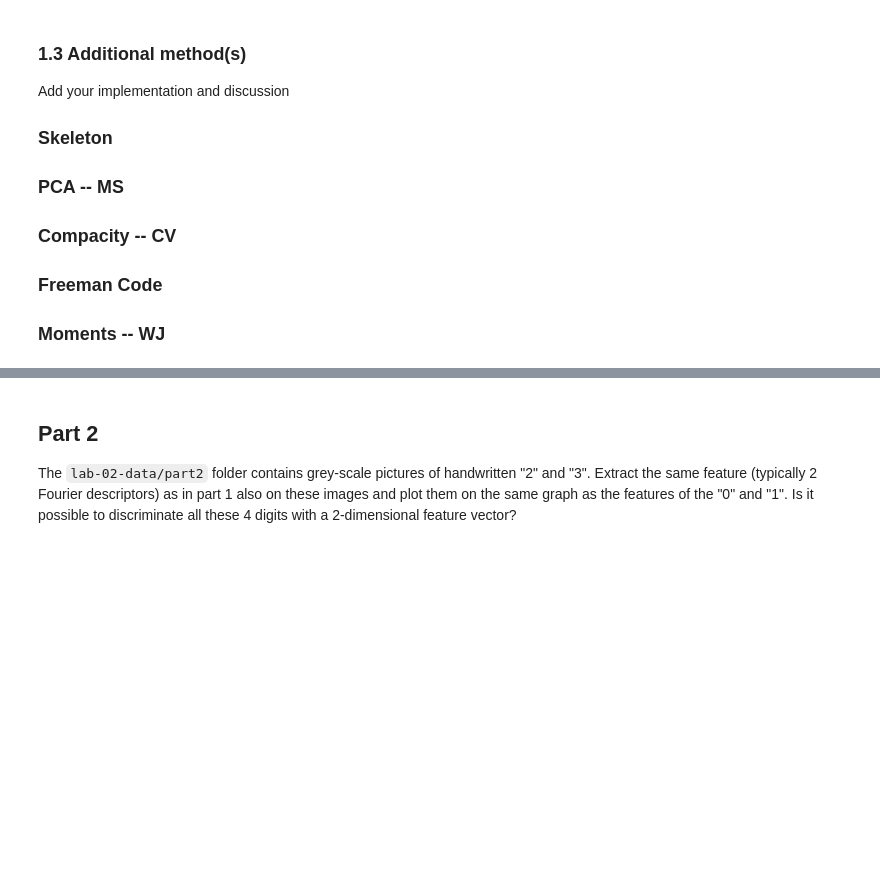
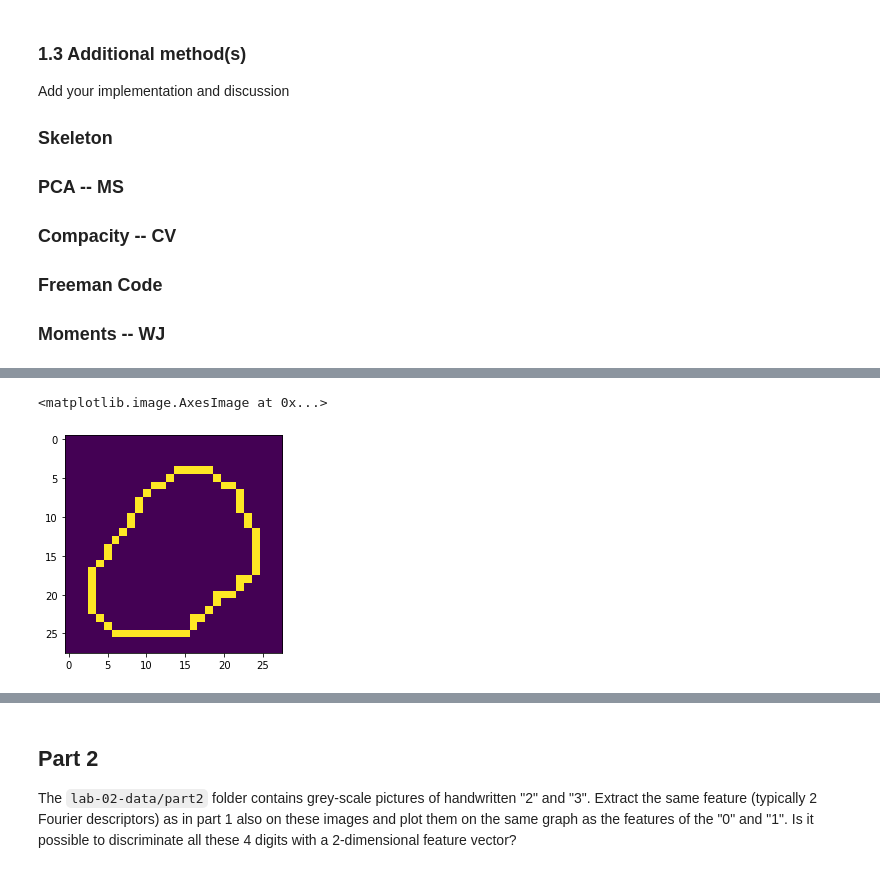
Before and after one commit to Jiang15/Image_analysis_and_pattern-recognition, a Jupyter notebook: Lab 2/lab_02_object_description.ipynb, the cells around one changed output, grey strips where cells are left out. Cells and saved outputs as stored; diff of their text form; code cells hidden in the pictures; blank space fills up the shorter version.

```diff
--- a/Lab 2/lab_02_object_description.ipynb
+++ b/Lab 2/lab_02_object_description.ipynb
@@ -499,0 +544,8 @@ measure.find_contours(ones_im[0], 0)
+# %%
+contours = np.array(measure.find_contours(zeros_im[7], 0))[0]
+cont_0 = np.zeros_like(zeros_im[0])
+cont_0[contours[:,0].astype(int),contours[:,1].astype(int)]=1
+plt.imshow(cont_0)
+# %% [output]
+<matplotlib.image.AxesImage at 0x...>
+[figure, added]
```
Also changed, not shown: parts of 20 cells of this notebook.
